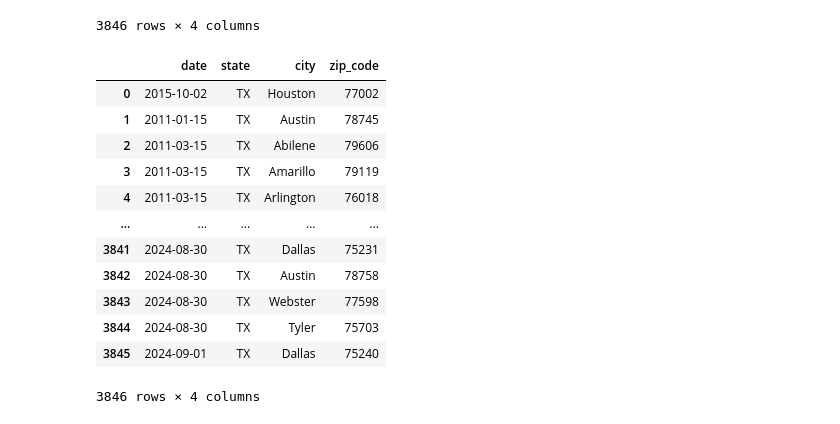
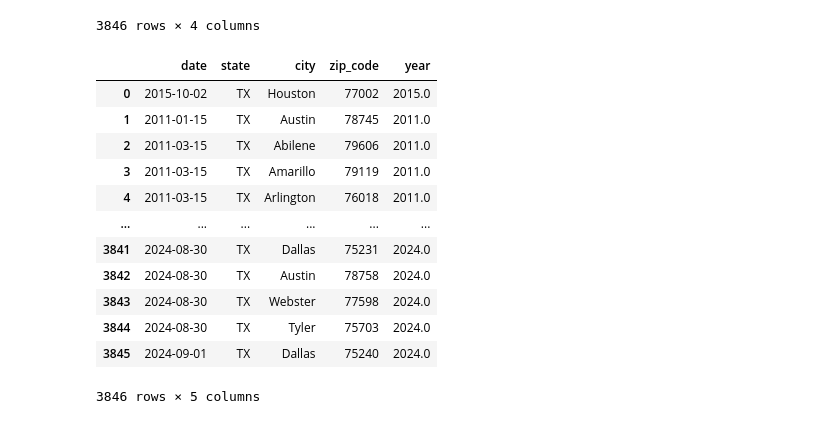
Before and after one commit to rune-encoder/Project-1, a Jupyter notebook: notebooks/individual_work/alex_exploration/alex_exploration.ipynb, the cells around one changed output. Saved outputs shown, nothing was run; the diff lists cells and outputs as text; code cells hidden in the pictures.

```diff
--- a/notebooks/individual_work/alex_exploration/alex_exploration.ipynb
+++ b/notebooks/individual_work/alex_exploration/alex_exploration.ipynb
@@ -992,22 +994,25 @@ df
 # %%
 df.rename(columns={
     "Open Date": "date",
     "State": "state",
     "City": "city",
     "ZIP": "zip_code",
 },inplace=True)
 df
+
+df["year"] = df["date"].dt.year
+df
 # %% [output]
-|  | date | state | city | zip_code |
-| 0 | 2015-10-02 | TX | Houston | 77002 |
-| 1 | 2011-01-15 | TX | Austin | 78745 |
-| 2 | 2011-03-15 | TX | Abilene | 79606 |
-| 3 | 2011-03-15 | TX | Amarillo | 79119 |
-| 4 | 2011-03-15 | TX | Arlington | 76018 |
-| ... | ... | ... | ... | ... |
-| 3841 | 2024-08-30 | TX | Dallas | 75231 |
-| 3842 | 2024-08-30 | TX | Austin | 78758 |
-| 3843 | 2024-08-30 | TX | Webster | 77598 |
-| 3844 | 2024-08-30 | TX | Tyler | 75703 |
-| 3845 | 2024-09-01 | TX | Dallas | 75240 |
+|  | date | state | city | zip_code | year |
+| 0 | 2015-10-02 | TX | Houston | 77002 | 2015.0 |
+| 1 | 2011-01-15 | TX | Austin | 78745 | 2011.0 |
+| 2 | 2011-03-15 | TX | Abilene | 79606 | 2011.0 |
+| 3 | 2011-03-15 | TX | Amarillo | 79119 | 2011.0 |
+| 4 | 2011-03-15 | TX | Arlington | 76018 | 2011.0 |
+| ... | ... | ... | ... | ... | ... |
+| 3841 | 2024-08-30 | TX | Dallas | 75231 | 2024.0 |
+| 3842 | 2024-08-30 | TX | Austin | 78758 | 2024.0 |
+| 3843 | 2024-08-30 | TX | Webster | 77598 | 2024.0 |
+| 3844 | 2024-08-30 | TX | Tyler | 75703 | 2024.0 |
+| 3845 | 2024-09-01 | TX | Dallas | 75240 | 2024.0 |
-3846 rows × 4 columns
+3846 rows × 5 columns
```
Also changed, not shown: parts of 15 cells of this notebook, 2 other files.
